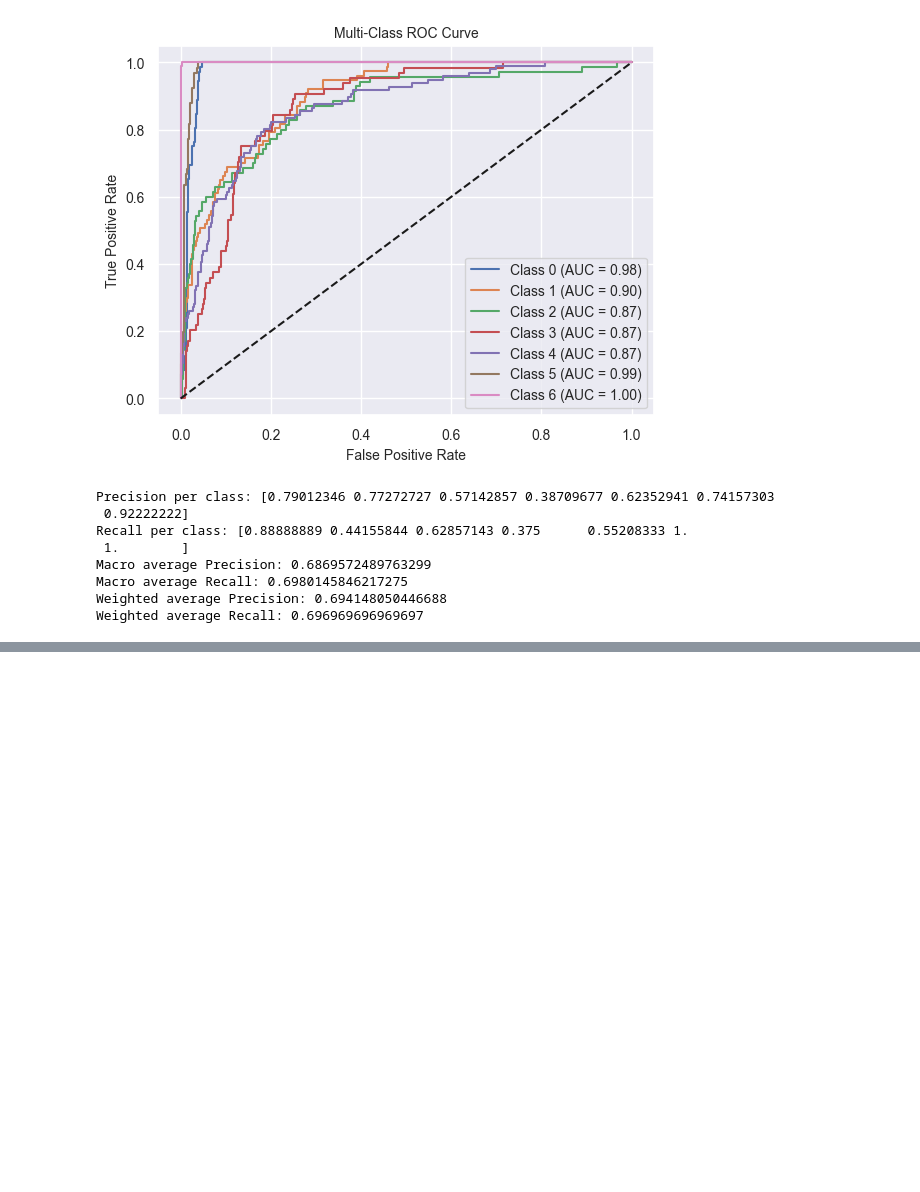
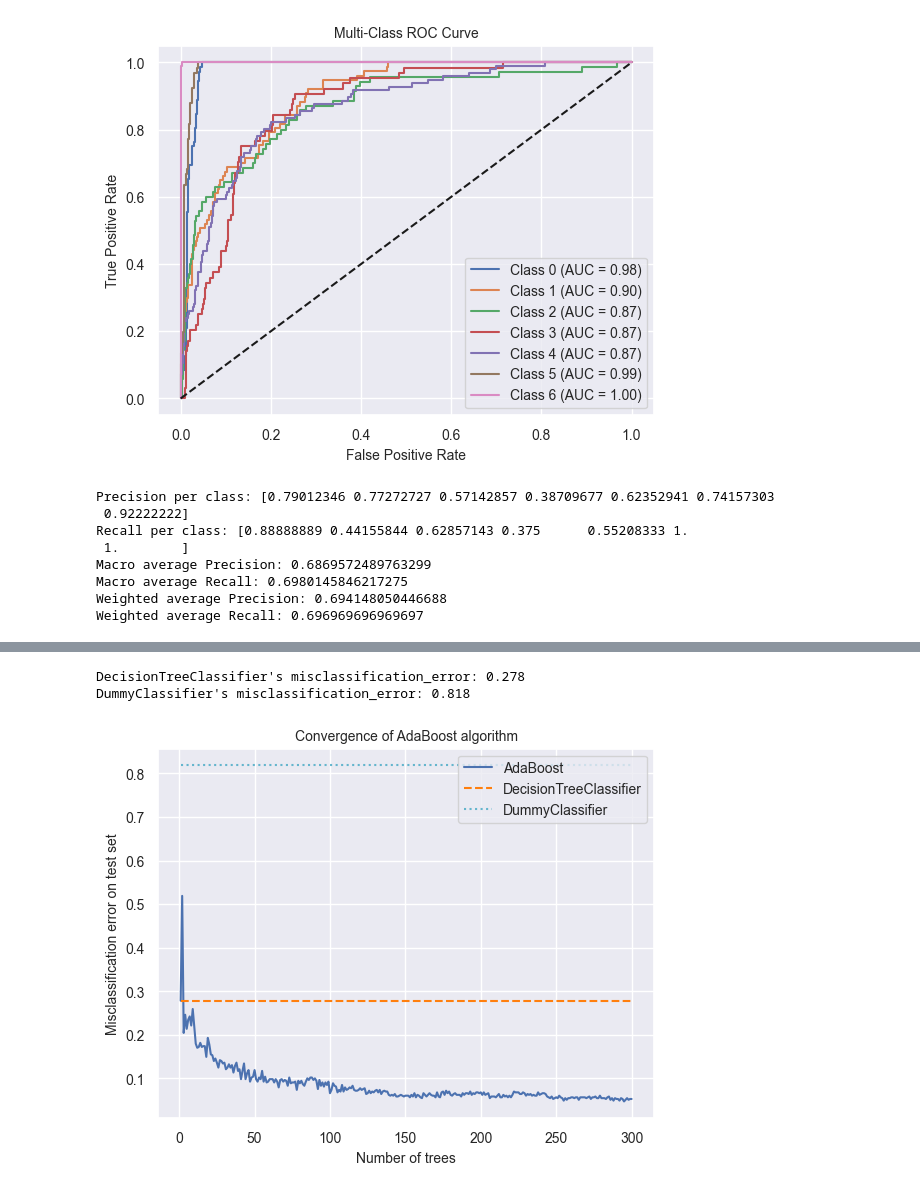
Before and after one commit to nchen/ml1-work, a Jupyter notebook: ml1-final.ipynb, the cells around one changed output, grey strips where cells are left out. Drawn from its saved outputs; the diff is of its cells as text; code cells hidden in the pictures; blank space fills up the shorter version.

Commit message:
Use Ada Boosting

```diff
--- a/ml1-final.ipynb
+++ b/ml1-final.ipynb
@@ -242,0 +261,80 @@ Weighted average Recall: 0.696969696969697
+# %%
+from sklearn.ensemble import AdaBoostClassifier
+from sklearn.tree import DecisionTreeClassifier
+
+weak_learner = DecisionTreeClassifier(max_leaf_nodes=8)
+n_estimators = 300
+
+adaboost_clf = AdaBoostClassifier(
+    estimator=weak_learner,
+    n_estimators=n_estimators,
+    random_state=42,
+    algorithm='SAMME'
+).fit(x_train, y_train)
+# %%
+# Analysis
+
+from sklearn.dummy import DummyClassifier
+from sklearn.metrics import accuracy_score
+
+dummy_clf = DummyClassifier()
+
+
+def misclassification_error(y_true, y_pred):
+    return 1 - accuracy_score(y_true, y_pred)
+
+
+weak_learners_misclassification_error = misclassification_error(
+    y_test, weak_learner.fit(x_train, y_train).predict(x_test)
+)
+
+dummy_classifiers_misclassification_error = misclassification_error(
+    y_test, dummy_clf.fit(x_train, y_train).predict(x_test)
+)
+
+print(
+    "DecisionTreeClassifier's misclassification_error: "
+    f"{weak_learners_misclassification_error:.3f}"
+)
+print(
+    "DummyClassifier's misclassification_error: "
+    f"{dummy_classifiers_misclassification_error:.3f}"
+)
+# %% [output]
+DecisionTreeClassifier's misclassification_error: 0.278
+DummyClassifier's misclassification_error: 0.818
+# %%
+boosting_errors = pd.DataFrame(
+    {
+        "Number of trees": range(1, n_estimators + 1),
+        "AdaBoost": [
+            misclassification_error(y_test, y_pred)
+            for y_pred in adaboost_clf.staged_predict(x_test)
+        ],
+    }
+).set_index("Number of trees")
+ax = boosting_errors.plot()
+ax.set_xlabel("Number of trees", fontsize=10)
+ax.set_ylabel("Misclassification error on test set", fontsize=10)
+ax.set_title("Convergence of AdaBoost algorithm", fontsize=10)
+
+plt.plot(
+    [boosting_errors.index.min(), boosting_errors.index.max()],
+    [weak_learners_misclassification_error, weak_learners_misclassification_error],
+    color="tab:orange",
+    linestyle="dashed",
+)
+plt.plot(
+    [boosting_errors.index.min(), boosting_errors.index.max()],
+    [
+        dummy_classifiers_misclassification_error,
+        dummy_classifiers_misclassification_error,
+    ],
+    color="c",
+    linestyle="dotted",
+)
+plt.legend(["AdaBoost", "DecisionTreeClassifier", "DummyClassifier"], loc=1, fontsize=10)
+plt.tick_params(axis='both', labelsize=10)
+plt.show()
+# %% [output]
+[figure, added]
```
Also changed, not shown: parts of 6 cells of this notebook.
